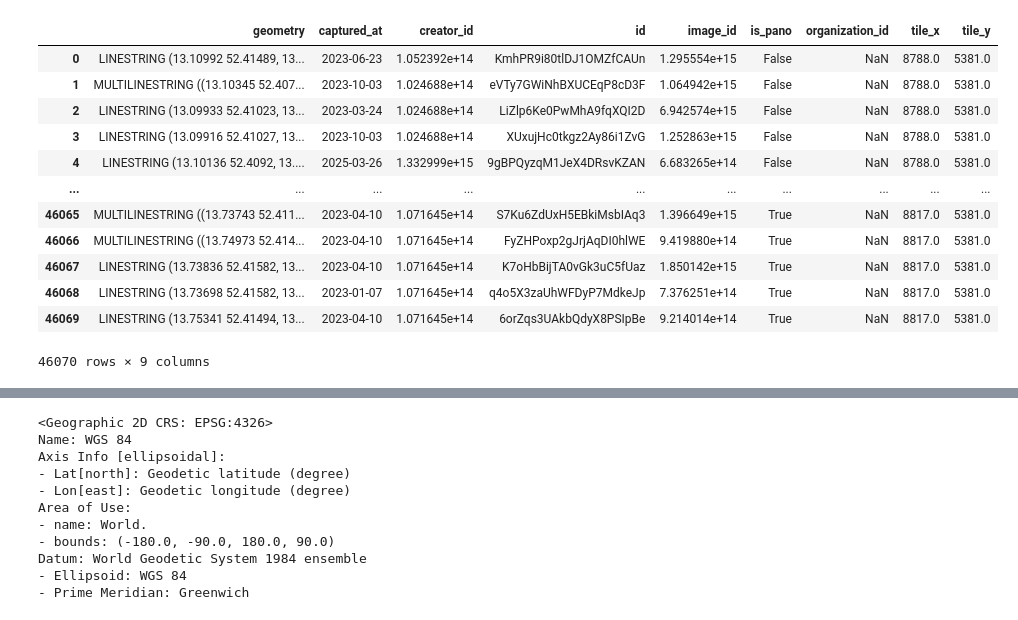
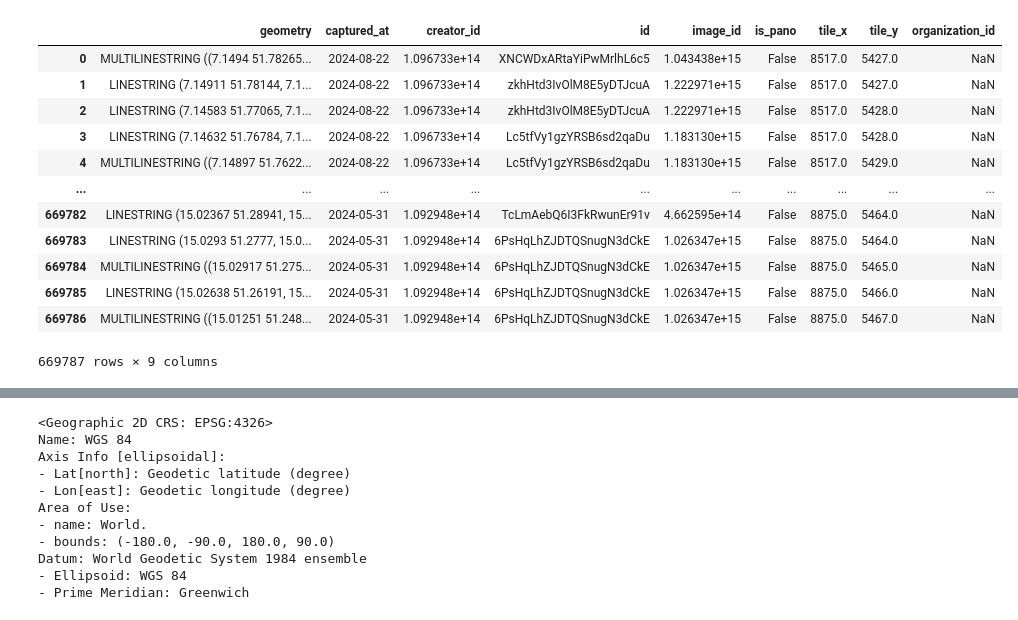
Before and after one commit to vizsim/mapillary_coverage, a Jupyter notebook: 2_create_buffer_coverage.ipynb, the cells around one changed output, grey strips where cells are left out. Cells and saved outputs as stored; diff of their text form; code cells hidden in the pictures.

```diff
--- a/2_create_buffer_coverage.ipynb
+++ b/2_create_buffer_coverage.ipynb
@@ -11,31 +11,35 @@ import matplotlib.pyplot as plt
 # %%
 #mapillary_coverage_23_bb = gpd.read_parquet("mapillary_coverage_23_bb.parquet")
 #mapillary_coverage_23_bb = gpd.read_parquet("mapillary_coverage_23_germany_2025-03-30.parquet")
 
 #mapillary_coverage = gpd.read_parquet("mapillary_coverage_alltime_berlin_2025-04-02.parquet")
 
+
+# Germany april 25
 #mapillary_coverage = gpd.read_parquet("output_germany/mapillary_coverage_from23-01-01_germany_combined_output_full_april.parquet")
 
-mapillary_coverage = gpd.read_parquet("output_berlin_2025-05-10_combined/mapillary_coverage_from23-01-01_berlin_combined_output_full_2025-05-10.parquet")
+# Berlin may 25
+#mapillary_coverage = gpd.read_parquet("output_berlin_2025-05-10_combined/mapillary_coverage_from23-01-01_berlin_combined_output_full_2025-05-10.parquet")
+
+# Germany may 25
+mapillary_coverage = gpd.read_parquet("output_germany_2025-05_combined/mapillary_coverage_from23-01-01_germany_combined_output_full_2025-05-11.parquet")
 
 
-#mapillary_coverage_23_bb.plot()
-
 mapillary_coverage
 # %% [output]
-|  | geometry | captured_at | creator_id | id | image_id | is_pano | organization_id | tile_x | tile_y |
-| 0 | LINESTRING (13.10992 52.41489, 13... | 2023-06-23 | 1.052392e+14 | KmhPR9i80tlDJ1OMZfCAUn | 1.295554e+15 | False | NaN | 8788.0 | 5381.0 |
-| 1 | MULTILINESTRING ((13.10345 52.407... | 2023-10-03 | 1.024688e+14 | eVTy7GWiNhBXUCEqP8cD3F | 1.064942e+15 | False | NaN | 8788.0 | 5381.0 |
-| 2 | LINESTRING (13.09933 52.41023, 13... | 2023-03-24 | 1.024688e+14 | LiZlp6Ke0PwMhA9fqXQI2D | 6.942574e+15 | False | NaN | 8788.0 | 5381.0 |
-| 3 | LINESTRING (13.09916 52.41027, 13... | 2023-10-03 | 1.024688e+14 | XUxujHc0tkgz2Ay86i1ZvG | 1.252863e+15 | False | NaN | 8788.0 | 5381.0 |
-| 4 | LINESTRING (13.10136 52.4092, 13.... | 2025-03-26 | 1.332999e+15 | 9gBPQyzqM1JeX4DRsvKZAN | 6.683265e+14 | False | NaN | 8788.0 | 5381.0 |
+|  | geometry | captured_at | creator_id | id | image_id | is_pano | tile_x | tile_y | organization_id |
+| 0 | MULTILINESTRING ((7.1494 51.78265... | 2024-08-22 | 1.096733e+14 | XNCWDxARtaYiPwMrlhL6c5 | 1.043438e+15 | False | 8517.0 | 5427.0 | NaN |
+| 1 | LINESTRING (7.14911 51.78144, 7.1... | 2024-08-22 | 1.096733e+14 | zkhHtd3IvOlM8E5yDTJcuA | 1.222971e+15 | False | 8517.0 | 5427.0 | NaN |
+| 2 | LINESTRING (7.14583 51.77065, 7.1... | 2024-08-22 | 1.096733e+14 | zkhHtd3IvOlM8E5yDTJcuA | 1.222971e+15 | False | 8517.0 | 5428.0 | NaN |
+| 3 | LINESTRING (7.14632 51.76784, 7.1... | 2024-08-22 | 1.096733e+14 | Lc5tfVy1gzYRSB6sd2qaDu | 1.183130e+15 | False | 8517.0 | 5428.0 | NaN |
+| 4 | MULTILINESTRING ((7.14897 51.7622... | 2024-08-22 | 1.096733e+14 | Lc5tfVy1gzYRSB6sd2qaDu | 1.183130e+15 | False | 8517.0 | 5429.0 | NaN |
 | ... | ... | ... | ... | ... | ... | ... | ... | ... | ... |
-| 46065 | MULTILINESTRING ((13.73743 52.411... | 2023-04-10 | 1.071645e+14 | S7Ku6ZdUxH5EBkiMsbIAq3 | 1.396649e+15 | True | NaN | 8817.0 | 5381.0 |
-| 46066 | MULTILINESTRING ((13.74973 52.414... | 2023-04-10 | 1.071645e+14 | FyZHPoxp2gJrjAqDI0hlWE | 9.419880e+14 | True | NaN | 8817.0 | 5381.0 |
-| 46067 | LINESTRING (13.73836 52.41582, 13... | 2023-04-10 | 1.071645e+14 | K7oHbBijTA0vGk3uC5fUaz | 1.850142e+15 | True | NaN | 8817.0 | 5381.0 |
-| 46068 | LINESTRING (13.73698 52.41582, 13... | 2023-01-07 | 1.071645e+14 | q4o5X3zaUhWFDyP7MdkeJp | 7.376251e+14 | True | NaN | 8817.0 | 5381.0 |
-| 46069 | LINESTRING (13.75341 52.41494, 13... | 2023-04-10 | 1.071645e+14 | 6orZqs3UAkbQdyX8PSIpBe | 9.214014e+14 | True | NaN | 8817.0 | 5381.0 |
+| 669782 | LINESTRING (15.02367 51.28941, 15... | 2024-05-31 | 1.092948e+14 | TcLmAebQ6I3FkRwunEr91v | 4.662595e+14 | False | 8875.0 | 5464.0 | NaN |
+| 669783 | LINESTRING (15.0293 51.2777, 15.0... | 2024-05-31 | 1.092948e+14 | 6PsHqLhZJDTQSnugN3dCkE | 1.026347e+15 | False | 8875.0 | 5464.0 | NaN |
+| 669784 | MULTILINESTRING ((15.02917 51.275... | 2024-05-31 | 1.092948e+14 | 6PsHqLhZJDTQSnugN3dCkE | 1.026347e+15 | False | 8875.0 | 5465.0 | NaN |
+| 669785 | LINESTRING (15.02638 51.26191, 15... | 2024-05-31 | 1.092948e+14 | 6PsHqLhZJDTQSnugN3dCkE | 1.026347e+15 | False | 8875.0 | 5466.0 | NaN |
+| 669786 | MULTILINESTRING ((15.01251 51.248... | 2024-05-31 | 1.092948e+14 | 6PsHqLhZJDTQSnugN3dCkE | 1.026347e+15 | False | 8875.0 | 5467.0 | NaN |
-46070 rows × 9 columns
+669787 rows × 9 columns
 # %%
 ax = mapillary_coverage.plot(column="is_pano", alpha=0.5, legend=True)
 #plt.title("No Time Filter: Both Pano and Non-Pano")
```
Also changed, not shown: parts of 8 cells of this notebook, 2 other files.
